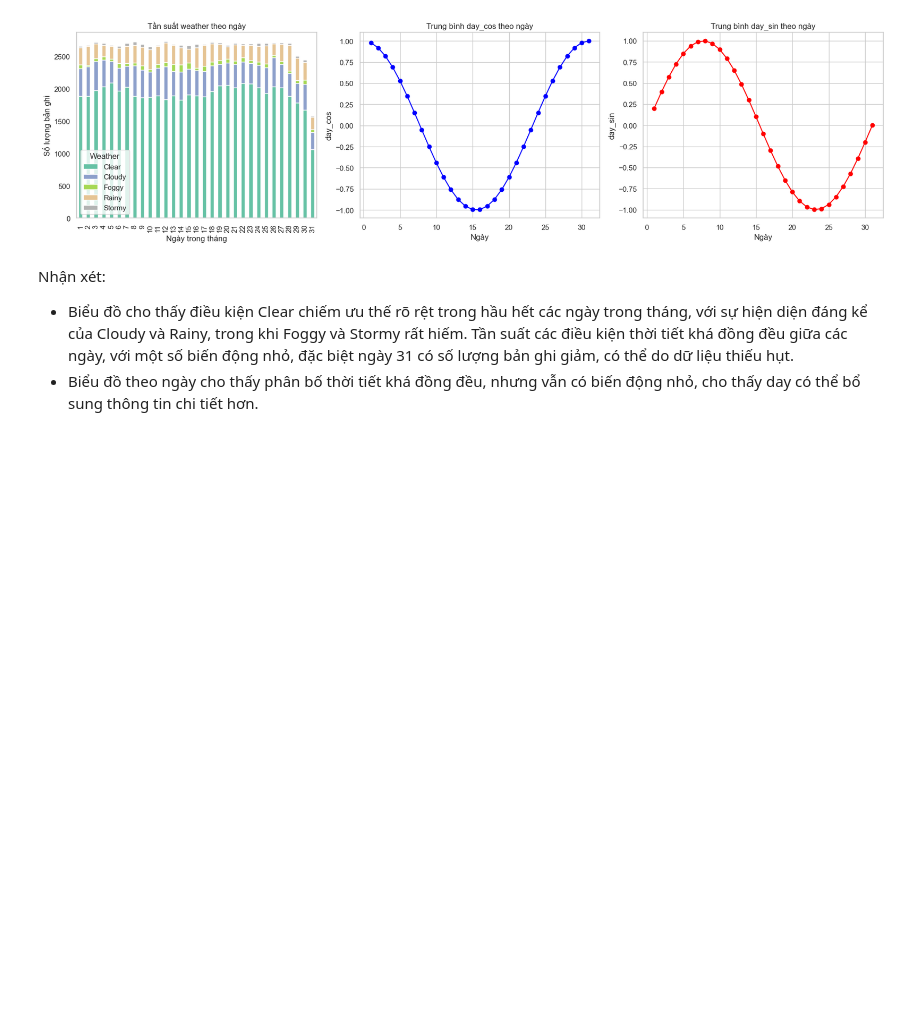
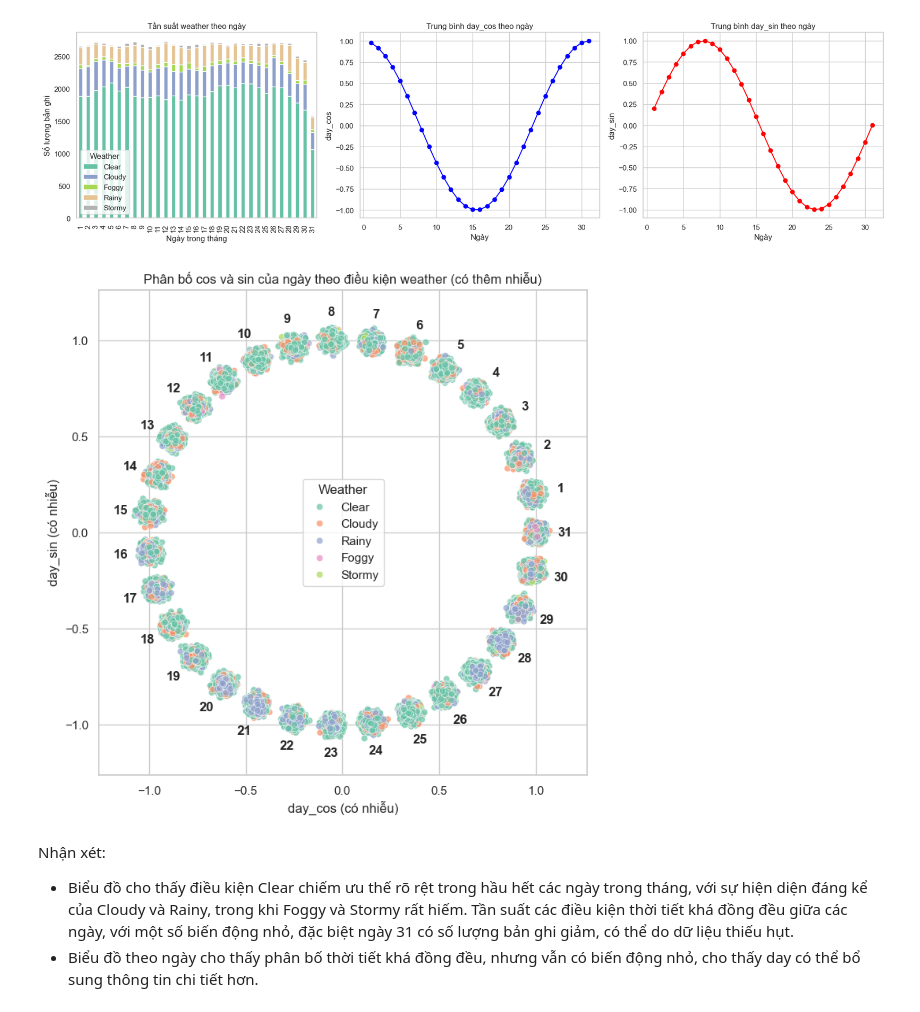
Before and after one commit to WinG-282k4/Weather-forecast, a Jupyter notebook: analyze_data_weather.ipynb, the cells around one changed output. Saved outputs shown, nothing was run; the diff lists cells and outputs as text; code cells hidden in the pictures; blank space fills up the shorter version.

```diff
--- a/analyze_data_weather.ipynb
+++ b/analyze_data_weather.ipynb
@@ -423,6 +453,46 @@ plt.tight_layout()
 plt.show()
 # %% [output]
 [figure]
+# %%
+# Thêm noise như trước
+df_jitter = df.copy()
+noise_level = 0.02
+df_jitter['day_cos_jitter'] = df_jitter['day_cos'] + np.random.normal(0, noise_level, size=len(df_jitter))
+df_jitter['day_sin_jitter'] = df_jitter['day_sin'] + np.random.normal(0, noise_level, size=len(df_jitter))
+
+plt.figure(figsize=(8, 8))
+ax = sns.scatterplot(data=df_jitter, x='day_cos_jitter', y='day_sin_jitter',
+                     hue='weather', palette='Set2', alpha=0.7)
+
+plt.title('Phân bố cos và sin của ngày theo điều kiện weather (có thêm nhiễu)')
+plt.xlabel('day_cos (có nhiễu)')
+plt.ylabel('day_sin (có nhiễu)')
+
+# Tính trung bình cos, sin mỗi ngày
+grouped = df_jitter.groupby('day')[['day_cos_jitter', 'day_sin_jitter']].mean().reset_index()
+
+# Tính góc trung bình của ngày
+angles = np.arctan2(grouped['day_sin_jitter'], grouped['day_cos_jitter'])
+
+# Bán kính vòng tròn lớn hơn cụm điểm, ví dụ 1.2
+radius = 1.15
+
+# Tọa độ vòng tròn ngoài cùng
+circle_x = radius * np.cos(angles)
+circle_y = radius * np.sin(angles)
+
+# Vẽ vòng tròn lớn (marker 'o', size lớn, viền màu đen, không tô màu)
+plt.scatter(circle_x, circle_y, s=600, facecolors='none', linewidths=1.5)
+
+# In ngày ở giữa vòng tròn
+for i, day in enumerate(grouped['day']):
+    plt.text(circle_x[i], circle_y[i], str(int(day)),
+             fontsize=12, fontweight='bold', ha='center', va='center')
+
+plt.legend(title='Weather')
+plt.show()
+# %% [output]
+[figure, added]
 # %% [markdown]
 Nhận xét:
 - Biểu đồ cho thấy điều kiện Clear chiếm ưu thế rõ rệt trong hầu hết các ngày trong tháng, với sự hiện diện đáng kể của Cloudy và Rainy, trong khi Foggy và Stormy rất hiếm. Tần suất các điều kiện thời tiết khá đồng đều giữa các ngày, với một số biến động nhỏ, đặc biệt ngày 31 có số lượng bản ghi giảm, có thể do dữ liệu thiếu hụt.
```
Also changed, not shown: parts of 3 cells of this notebook.
